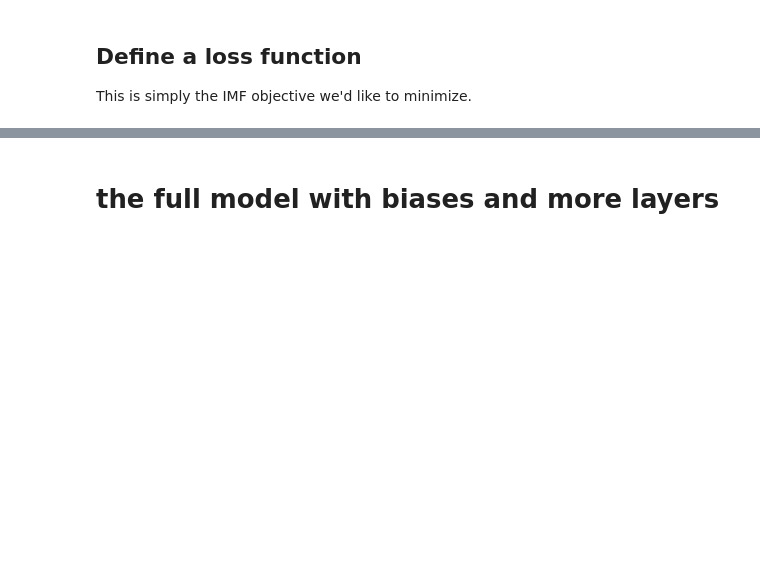
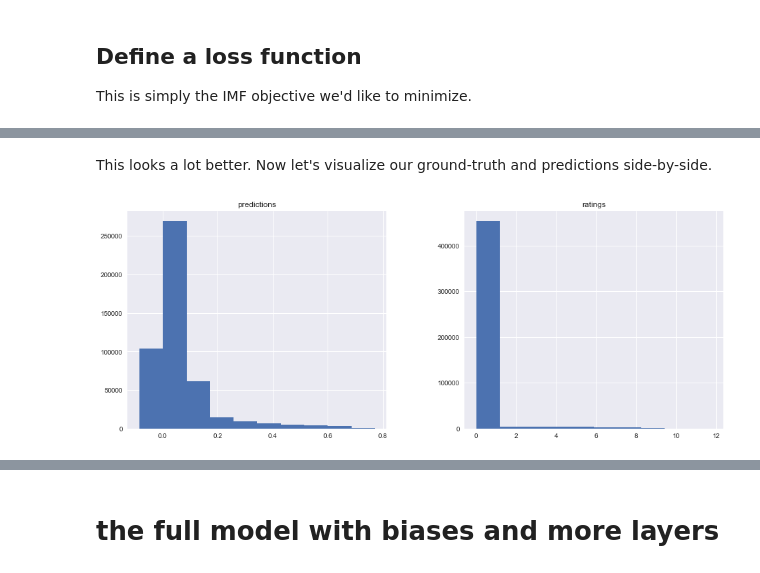
Before and after one commit to cavaunpeu/dotify, a Jupyter notebook: notebooks/neural_implicit_mf.ipynb, the cells around one changed output, grey strips where cells are left out. Saved outputs shown, nothing was run; the diff lists cells and outputs as text; code cells hidden in the pictures; blank space fills up the shorter version.

```diff
--- a/notebooks/neural_implicit_mf.ipynb
+++ b/notebooks/neural_implicit_mf.ipynb
@@ -831,11 +918,8 @@ evaluate_predictions(predictions)
 country_bias = Embedding(input_dim=n_countries, output_dim=1, name='country_bias', input_length=1)(country_input)
 song_bias = Embedding(input_dim=n_songs, output_dim=1, name='song_bias', input_length=1)(song_input)
 
-country_bias = Flatten()(country_bias)
-song_bias = Flatten()(song_bias)
-
-predicted_preference = add(inputs=[predicted_preference, country_bias])
-predicted_preference = add(inputs=[predicted_preference, song_bias])
+predicted_preference = add(inputs=[predicted_preference, song_bias, country_bias])
+predicted_preference = Flatten()(predicted_preference)
 # %%
 model = Model(inputs=[country_input, song_input], outputs=predicted_preference)
 model.compile(loss=implicit_cf_loss, optimizer=Adam(lr=LEARNING_RATE))
@@ -842,10 +930,10 @@ model.compile(loss=implicit_cf_loss, optimizer=Adam(lr=LEARNING_RATE))
 # %%
 inputs = [ratings_df['country_index'], ratings_df['song_index']]
 
-model.fit(
+network_2 = model.fit(
     x=inputs,
     y=ratings_df['train_rating'],
-    batch_size=256,
-    epochs=10,
+    batch_size=1024,
+    epochs=5,
     validation_data=(inputs, ratings_df['validation_rating'])
 )
@@ -854,0 +958,9 @@ evaluate_predictions(predictions)
+# %% [markdown]
+This looks a lot better. Now let's visualize our ground-truth and predictions side-by-side.
+# %%
+_ = pd.DataFrame({
+    'predictions': predictions.values.flatten(),
+    'ratings': ratings_df['train_rating'].values.flatten()
+}).hist(figsize=(16, 6))
+# %% [output]
+[figure, added]
```
Also changed, not shown: parts of 32 cells of this notebook, 2 other files.
